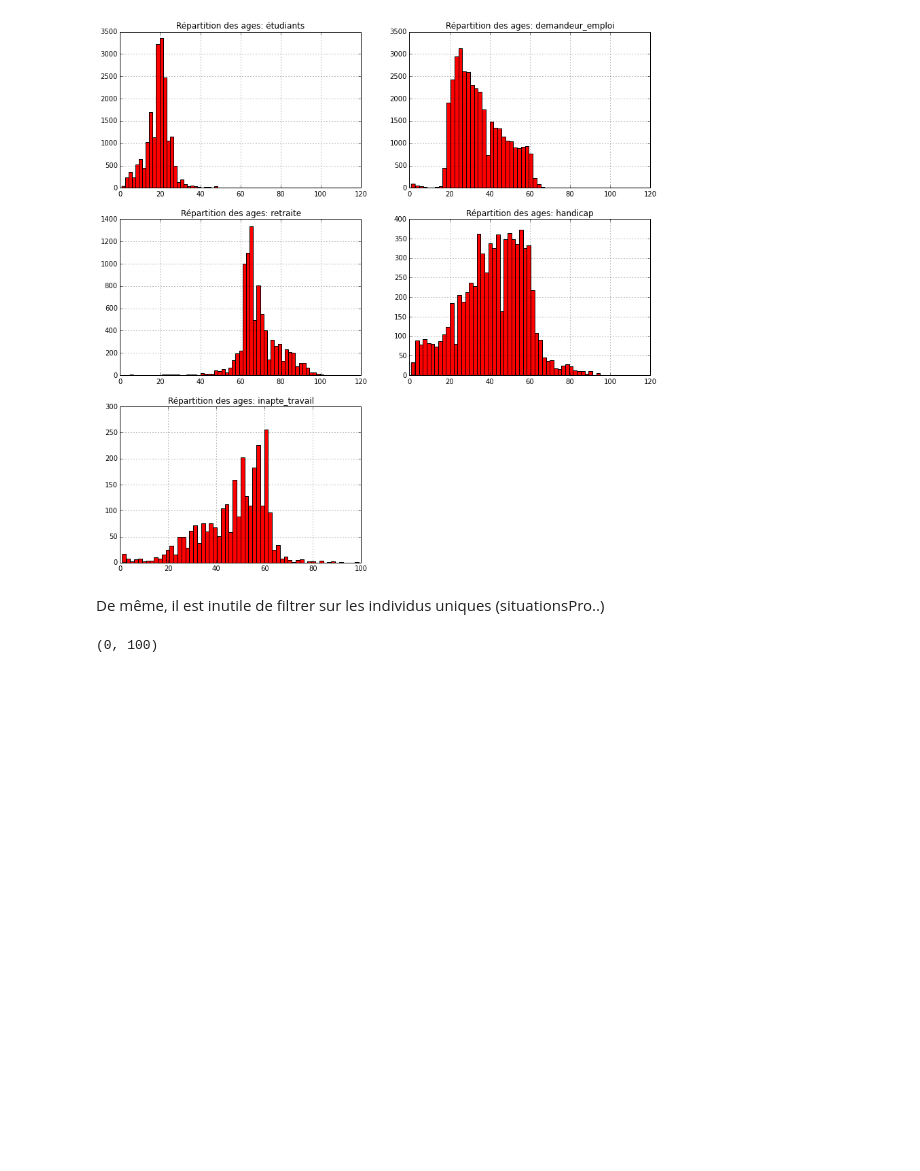
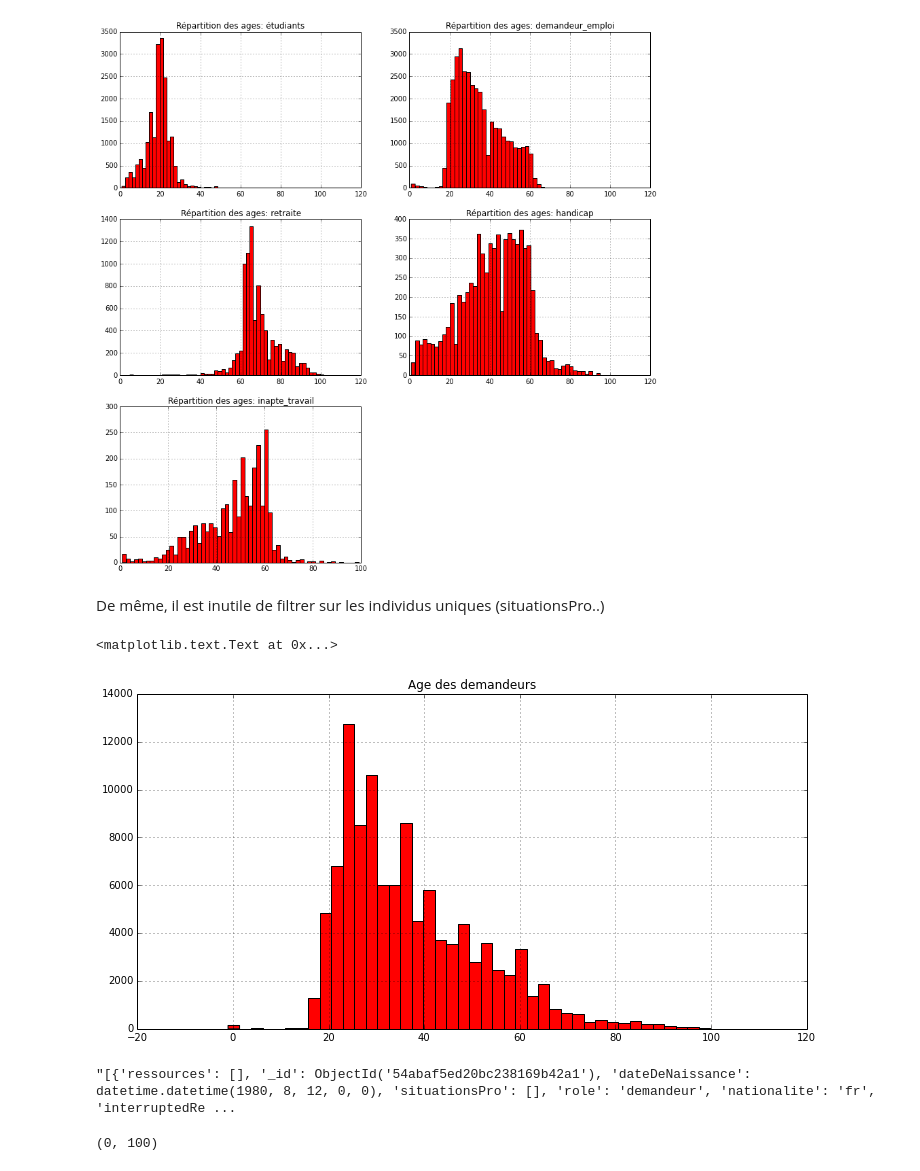
Before and after one commit to betagouv/mes-aides-analytics, a Jupyter notebook: python/stats_descr.ipynb, the cells around one changed output. Saved outputs shown, nothing was run; the diff lists cells and outputs as text; code cells hidden in the pictures; blank space fills up the shorter version.

Commit message:
[ADD] age des demandeurs

```diff
--- a/python/stats_descr.ipynb
+++ b/python/stats_descr.ipynb
@@ -215,6 +215,16 @@ plt.title('Répartition des ages: inapte_travail')
 [figure]
 # %% [markdown]
 De même, il est inutile de filtrer sur les individus uniques (situationsPro..)
+# %%
+t_individus[t_individus.role == 'demandeur'].age.hist(bins=50, figsize=(12, 6), color='red',)
+plt.title('Age des demandeurs')
+# %% [output]
+<matplotlib.text.Text at 0x...>
+[figure, added]
+# %%
+t_simulations.loc[0].individus
+# %% [output]
+"[{'ressources': [], '_id': ObjectId('54abaf5ed20bc238169b42a1'), 'dateDeNaissance': datetime.datetime(1980, 8, 12, 0, 0), 'situationsPro': [], 'role': 'demandeur', 'nationalite': 'fr', 'interruptedRe ...
 # %%
 from matplotlib import gridspec
 plt.figure(figsize=(15, 8))
```
